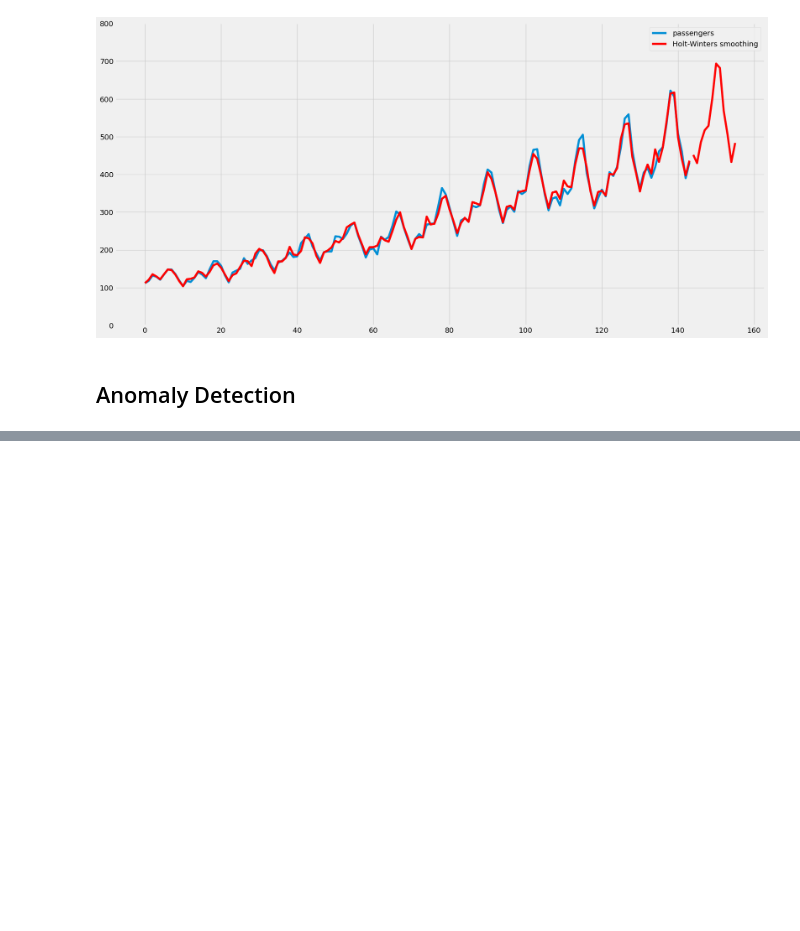
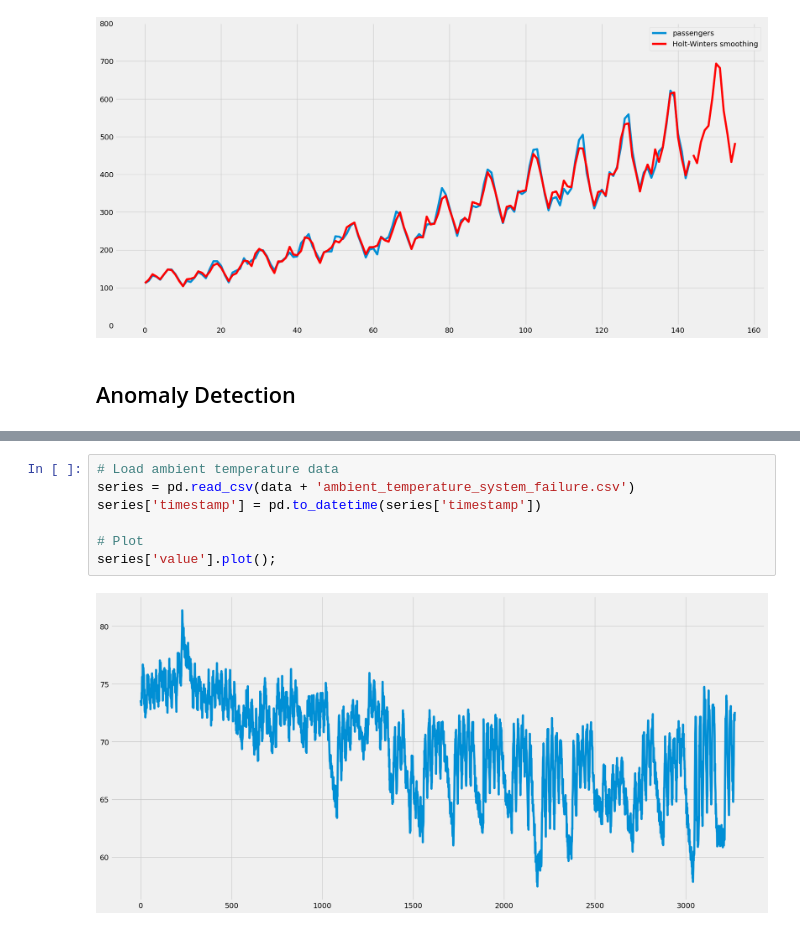
Before and after one commit to bachaudhry/time_series, a Jupyter notebook: ts_with_k/02_Smoothing_Methods.ipynb, the cells around one changed output, grey strips where cells are left out. Drawn from its saved outputs; the diff is of its cells as text; blank space fills up the shorter version.

Commit message:
Practical example using energy data

```diff
--- a/ts_with_k/02_Smoothing_Methods.ipynb
+++ b/ts_with_k/02_Smoothing_Methods.ipynb
@@ -139,0 +147,9 @@ plt.show();
+# %%
+# Load ambient temperature data
+series = pd.read_csv(data + 'ambient_temperature_system_failure.csv')
+series['timestamp'] = pd.to_datetime(series['timestamp'])
+
+# Plot
+series['value'].plot();
+# %% [output]
+[figure, added]
```
Also changed, not shown: parts of 17 cells of this notebook.
